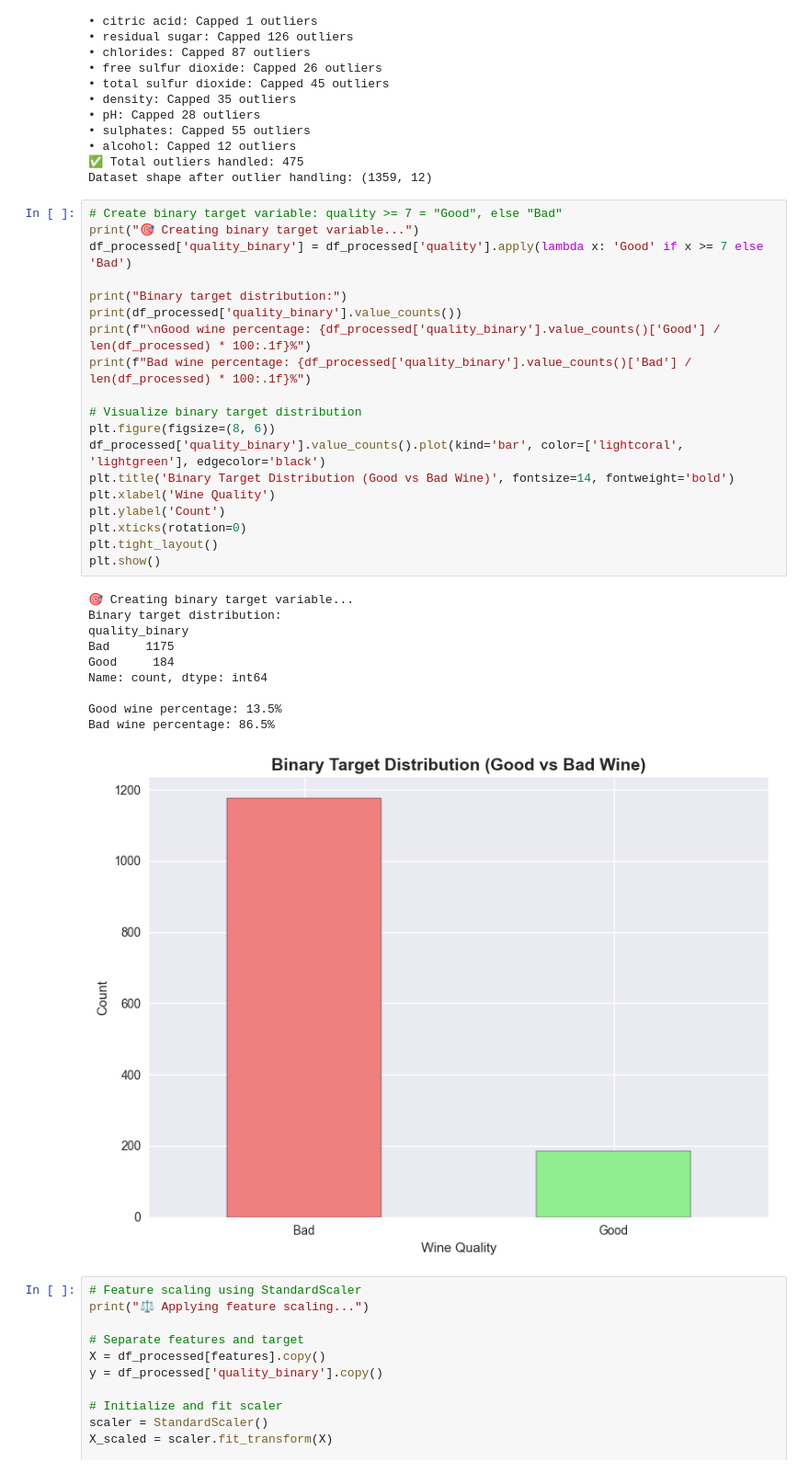
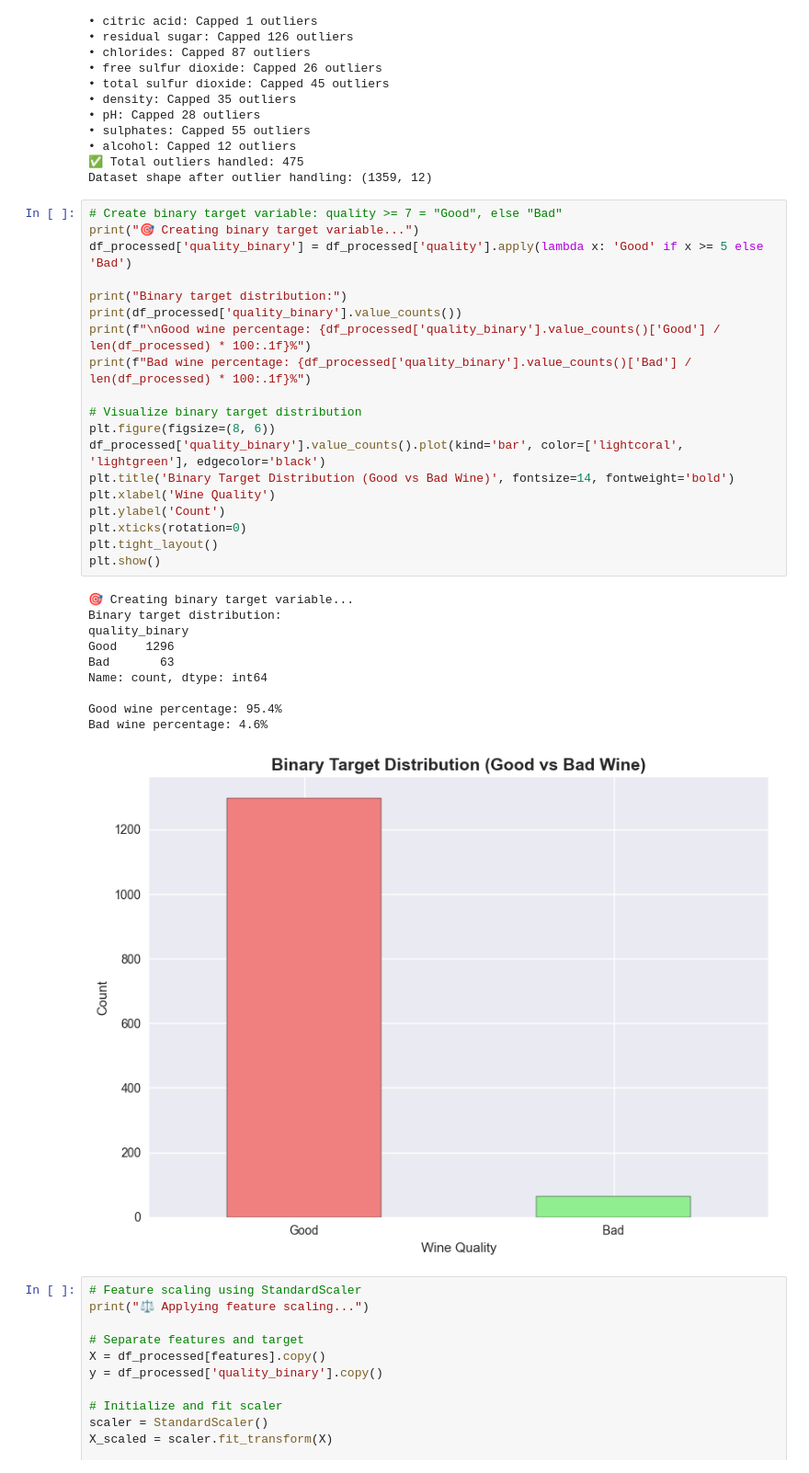
Before and after one commit to shreyashpadwal/WinePrediction, a Jupyter notebook: notebooks/01_eda_preprocessing.ipynb, the cells around one changed output. Shown at 92% size. Saved outputs shown, nothing was run; the diff lists cells and outputs as text.

```diff
--- a/notebooks/01_eda_preprocessing.ipynb
+++ b/notebooks/01_eda_preprocessing.ipynb
@@ -310,33 +310,33 @@ Dataset shape after outlier handling: (1359, 12)
 # %%
 # Create binary target variable: quality >= 7 = "Good", else "Bad"
 print("🎯 Creating binary target variable...")
-df_processed['quality_binary'] = df_processed['quality'].apply(lambda x: 'Good' if x >= 7 else 'Bad')
+df_processed['quality_binary'] = df_processed['quality'].apply(lambda x: 'Good' if x >= 5 else 'Bad')
 
 print("Binary target distribution:")
 print(df_processed['quality_binary'].value_counts())
 print(f"\nGood wine percentage: {df_processed['quality_binary'].value_counts()['Good'] / len(df_processed) * 100:.1f}%")
 print(f"Bad wine percentage: {df_processed['quality_binary'].value_counts()['Bad'] / len(df_processed) * 100:.1f}%")
 
 # Visualize binary target distribution
 plt.figure(figsize=(8, 6))
 df_processed['quality_binary'].value_counts().plot(kind='bar', color=['lightcoral', 'lightgreen'], edgecolor='black')
 plt.title('Binary Target Distribution (Good vs Bad Wine)', fontsize=14, fontweight='bold')
 plt.xlabel('Wine Quality')
 plt.ylabel('Count')
 plt.xticks(rotation=0)
 plt.tight_layout()
 plt.show()
 # %% [output]
 🎯 Creating binary target variable...
 Binary target distribution:
 quality_binary
-Bad     1175
-Good     184
+Good    1296
+Bad       63
 Name: count, dtype: int64
 
-Good wine percentage: 13.5%
-Bad wine percentage: 86.5%
+Good wine percentage: 95.4%
+Bad wine percentage: 4.6%
-[figure, old version]
+[figure, new version]
 # %%
 # Feature scaling using StandardScaler
 print("⚖️ Applying feature scaling...")
```
Also changed, not shown: parts of 1 cell of this notebook, 17 other files.
